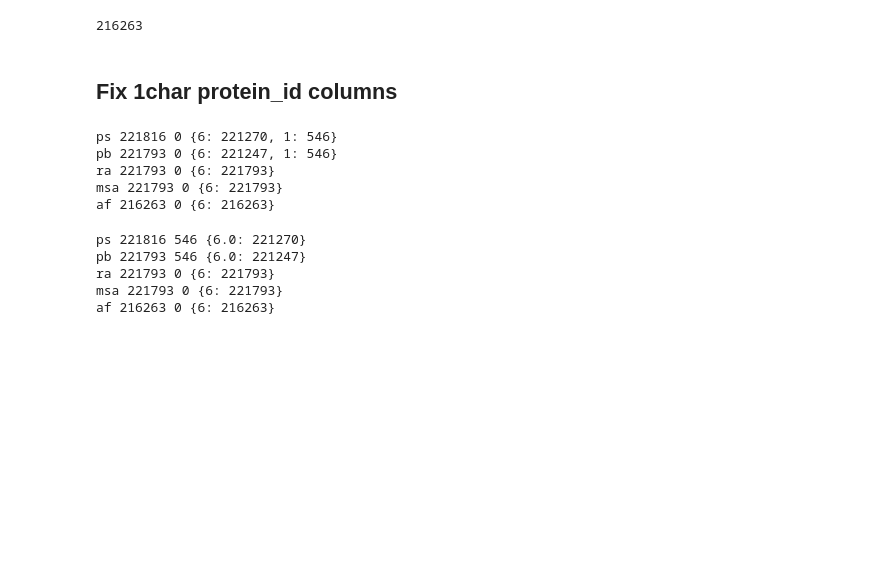
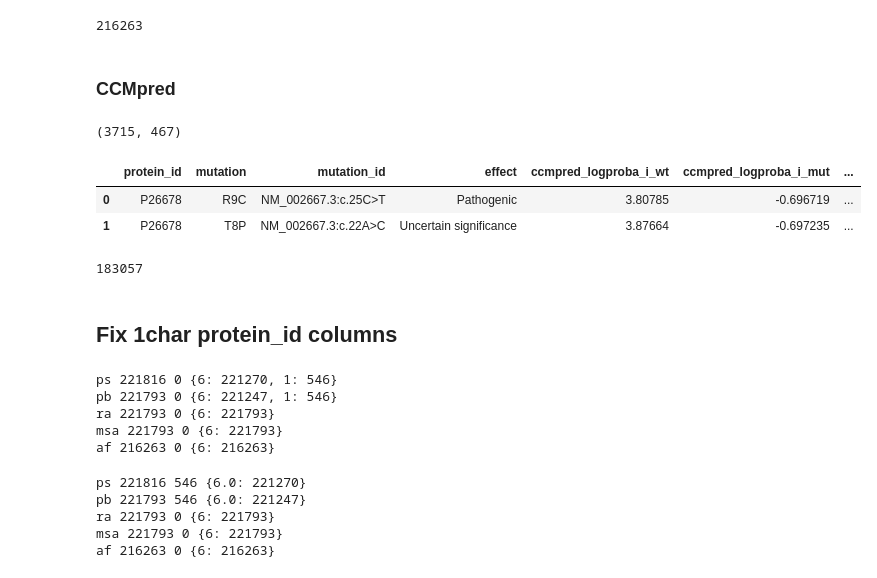
Before and after one commit to elaspic/cagi6-submission, a Jupyter notebook: notebooks/37_cagi6_sherloc_combine_results.ipynb, the cells around one changed output. Saved outputs shown, nothing was run; the diff lists cells and outputs as text; code cells hidden in the pictures; blank space fills up the shorter version.

Commit message:
added ccmpred support

```diff
--- a/notebooks/37_cagi6_sherloc_combine_results.ipynb
+++ b/notebooks/37_cagi6_sherloc_combine_results.ipynb
@@ -69,6 +68,6 @@ total_num_mutations
 # %%
 def get_result_files(result_dir, task_count=TASK_COUNT):
-    if "msa_analysis" in str(result_dir):
+    if any([f in str(result_dir) for f in ["msa_analysis","ccmpred"]]):
         prefix = "result"
     elif "31_run_alphafold/" in str(result_dir):
         prefix = "results"
@@ -248,6 +247,26 @@ print(len(result_af_df))  # 216263
 | 0 | P26678 | R9C | 60.591231 | [1.1957175, 1.2158396, 1.4719502,... | [-6.112609, -7.1444016, -6.202937... | ... |
 | 1 | P26678 | T8P | 60.938517 | [-0.9147486, -0.931573, -1.016834... | [-5.815353, -7.58807, -6.37847, -... | ... |
 216263
+# %% [markdown]
+### CCMpred
+# %%
+ccmpred_result_dir = NOTEBOOK_DIR.parent.joinpath("31_run_ccmpred", DATASET_NAME)
+# %%
+present_files, missing_files = get_result_files(ccmpred_result_dir)
+
+len(present_files), len(missing_files)
+# %% [output]
+(3715, 467)
+# %%
+result_ccmpred_df = read_files(present_files)
+# %%
+display(result_ccmpred_df.head(2))
+print(len(result_ccmpred_df))
+# %% [output]
+|  | protein_id | mutation | mutation_id | effect | ccmpred_logproba_i_wt | ccmpred_logproba_i_mut | ... |
+| 0 | P26678 | R9C | NM_002667.3:c.25C>T | Pathogenic | 3.80785 | -0.696719 | ... |
+| 1 | P26678 | T8P | NM_002667.3:c.22A>C | Uncertain significance | 3.87664 | -0.697235 | ... |
+183057
 # %% [markdown]
 ## Fix 1char protein_id columns
 # %%
```
Also changed, not shown: parts of 5 cells of this notebook, 1 other file.
